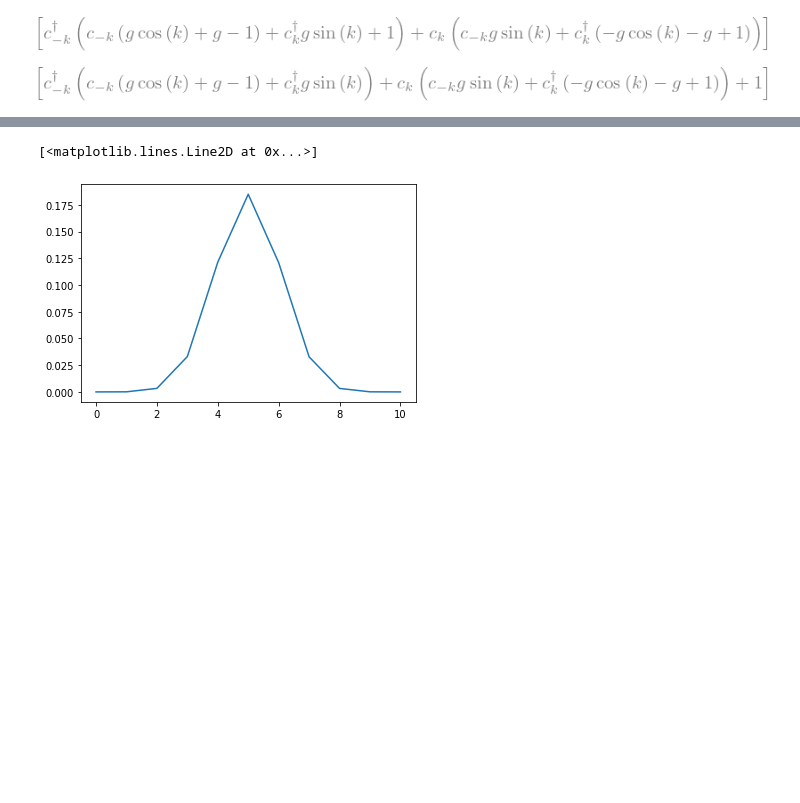
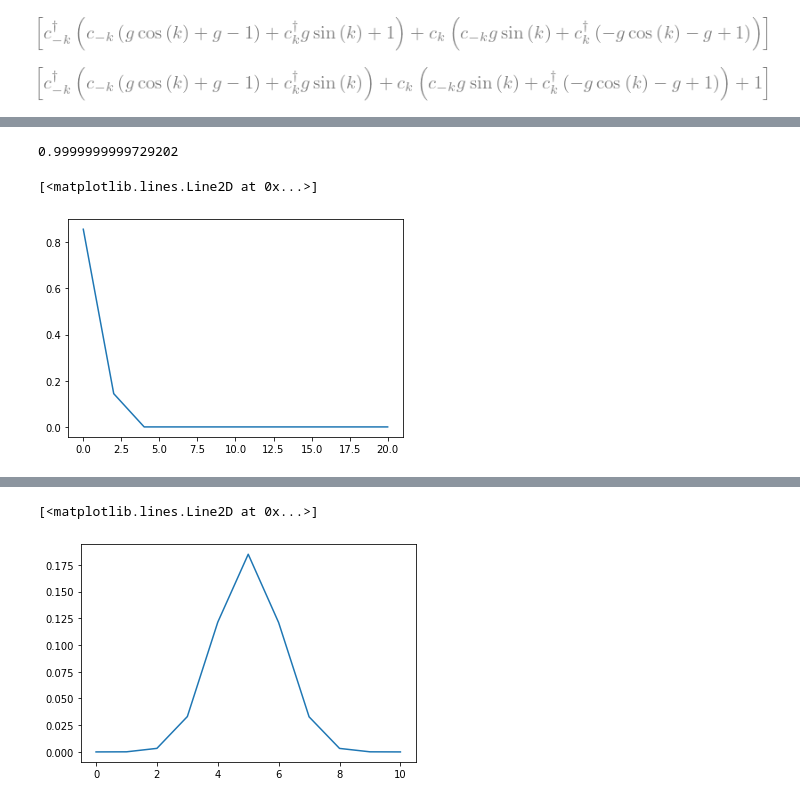
Before and after one commit to shrapp/thermal_tfim, a Jupyter notebook: notebook.ipynb, the cells around one changed output, grey strips where cells are left out. Drawn from its saved outputs; the diff is of its cells as text; code cells hidden in the pictures; blank space fills up the shorter version.

```diff
--- a/notebook.ipynb
+++ b/notebook.ipynb
@@ -469,3 +474,13 @@ array([0.16294345, 0.48218366, 0.49985781, 0.4999991 , 0.49999998,
+# %%
+np.sum(num_probability_mass_function)
+# %% [output]
+0.9999999999729202
+# %%
+import matplotlib.pyplot as plt
+plt.plot(d_vals, num_probability_mass_function)
+# %% [output]
+[<matplotlib.lines.Line2D at 0x...>]
+[figure, added]
 # %%
 sum(pks_numeric)
 # %% [output]
```
Also changed, not shown: parts of 9 cells of this notebook, 12 other files.
